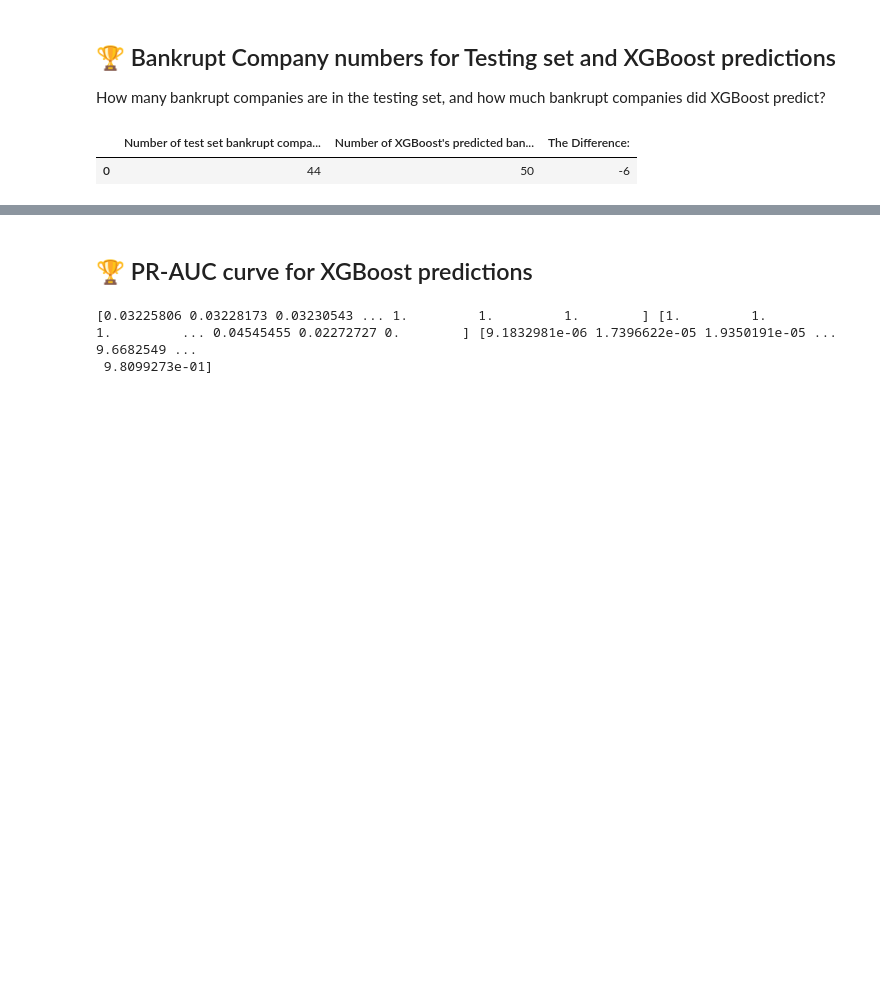
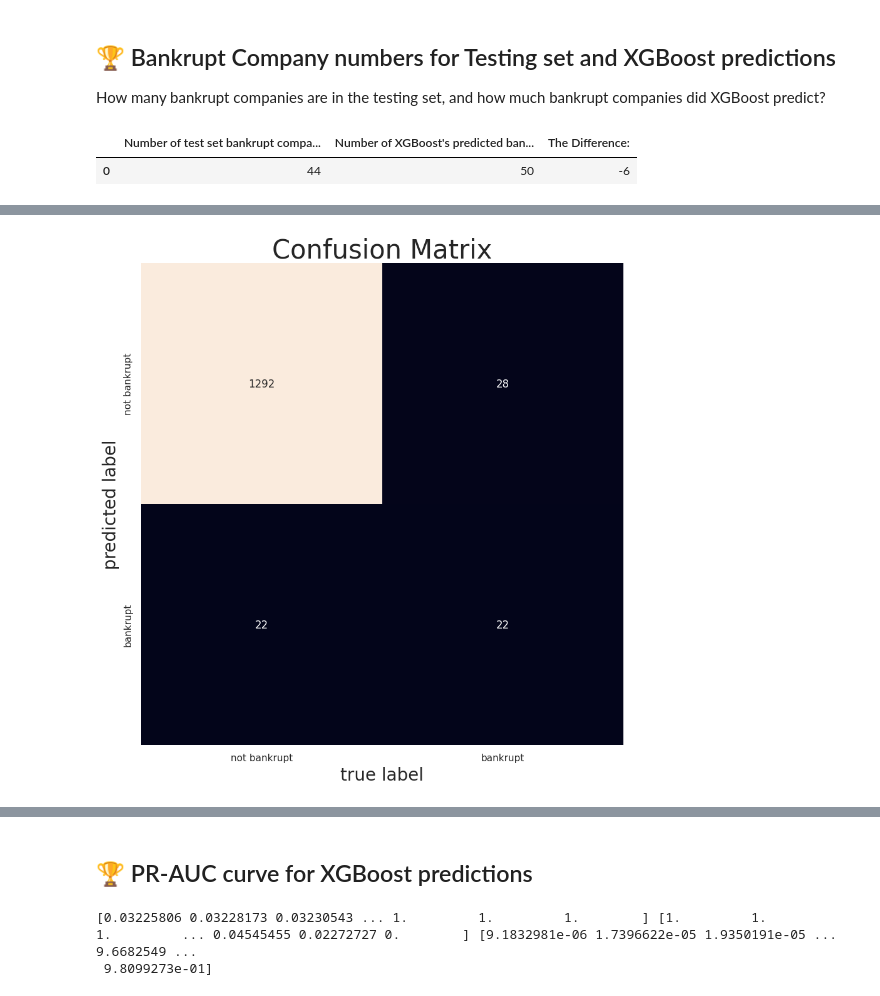
Before and after one commit to ba-careerpath-7/Corporate_Bankruptcy_Prediction_Project, a Jupyter notebook: Corporate_Bankruptcy_Prediction_Project.ipynb, the cells around one changed output, grey strips where cells are left out. Saved outputs shown, nothing was run; the diff lists cells and outputs as text; code cells hidden in the pictures; blank space fills up the shorter version.

```diff
--- a/Corporate_Bankruptcy_Prediction_Project.ipynb
+++ b/Corporate_Bankruptcy_Prediction_Project.ipynb
@@ -2209,0 +2242,26 @@ Now, some of the XGBoost predictions are incorrect because any model is bound to
+# %%
+from sklearn.metrics import confusion_matrix
+
+
+fig = plt.figure(figsize = (12,10))
+
+mat = confusion_matrix(y_test, y_preds)
+
+# mat.T = tranpose the matrix
+
+# ALERT: It is usually best to NOT tranpose! Do NOT do that next time!
+# It is less cognitive load and more safe to NOT tranpose!
+
+# sklearn standard for confusion matrix is:
+# [[TN, FP],
+# [FN,TP]]
+
+sns.heatmap(mat, square=True, annot=True, fmt="d", cbar=False,
+            xticklabels = ["not bankrupt", "bankrupt"],
+            yticklabels = ["not bankrupt", "bankrupt"])
+
+plt.title("Confusion Matrix", fontsize = 30)
+plt.xlabel("true label", fontsize = 20)
+plt.ylabel("predicted label", fontsize = 20);
+# %% [output]
+[figure, added]
```
Also changed, not shown: parts of 3 cells of this notebook.
